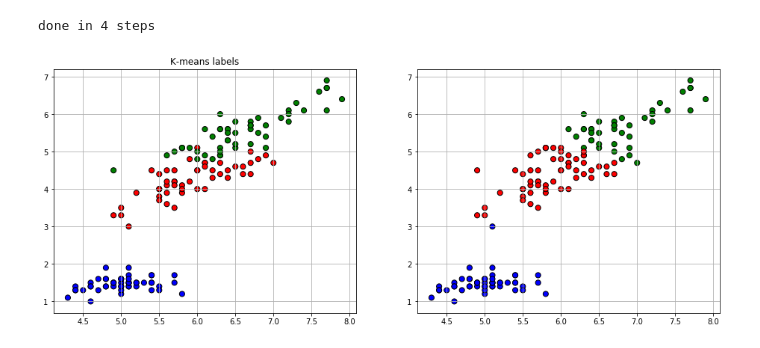
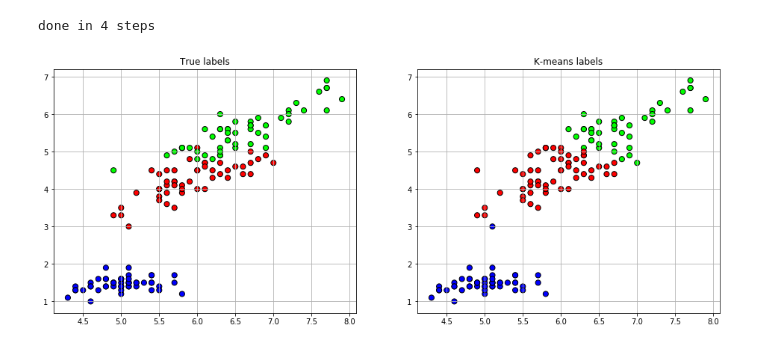
Before and after one commit to IwanVonNeumann/k-means-images, a Jupyter notebook: demo-iris.ipynb, the cells around one changed output. Saved outputs shown, nothing was run; the diff lists cells and outputs as text; code cells hidden in the pictures.

```diff
--- a/demo-iris.ipynb
+++ b/demo-iris.ipynb
@@ -42,7 +34,7 @@ scatter(X)
 class_color_map = {
     'Iris-setosa': 'blue',
     'Iris-versicolor': 'red',
-    'Iris-virginica': 'green'
+    'Iris-virginica': 'lime'
 }
 # %%
 class_colors = [class_color_map[label] for label in y]
@@ -50,7 +42,7 @@ class_colors = [class_color_map[label] for label in y]
 cluster_color_map = {
     0: 'blue',
     1: 'red',
-    2: 'green'
+    2: 'lime'
 }
 # %%
 kmeans = KMeans(n_clusters=3, random_state=0)
@@ -62,16 +54,15 @@ done in 4 steps
 # %%
 cluster_colors = [cluster_color_map[label] for label in kmeans.labels_]
 # %%
-# Two subplots, unpack the axes array immediately
 f, (ax1, ax2) = plt.subplots(1, 2, figsize=(16, 6))
 ax1.scatter(X[:, 0], X[:, 1], marker='o', s=50, c=class_colors, edgecolors='black')
 ax1.grid()
 ax1.set_title('True labels')
 
 ax2.scatter(X[:, 0], X[:, 1], marker='o', s=50, c=cluster_colors, edgecolors='black')
 ax2.grid()
-ax1.set_title('K-means labels')
+ax2.set_title('K-means labels')
 
 plt.show()
 # %% [output]
-[figure, old version]
+[figure, new version]
```
Also changed, not shown: parts of 3 cells of this notebook, 1 other file.
